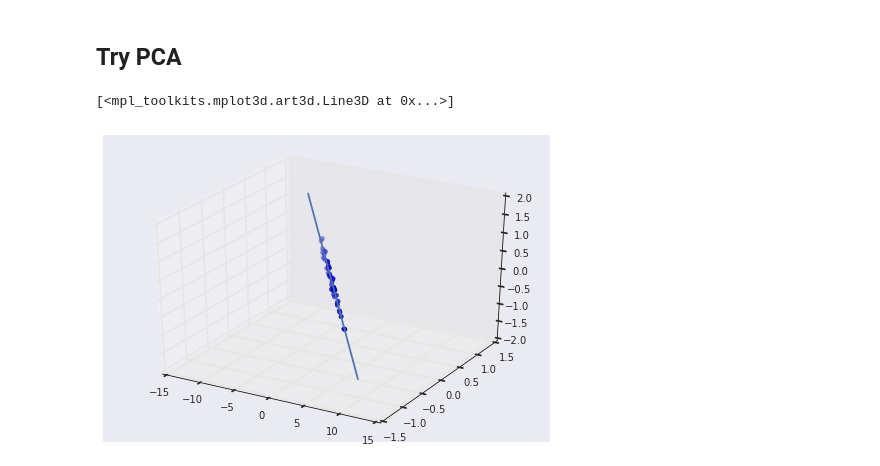
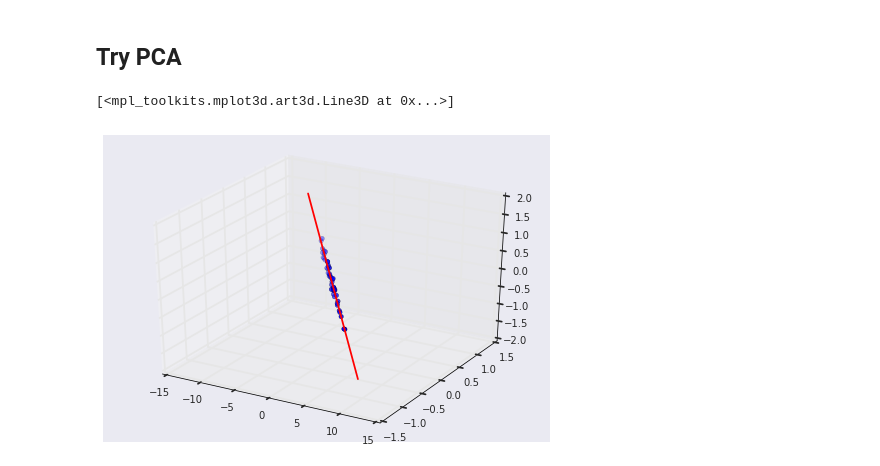
Before and after one commit to rhofour/thunder, a Jupyter notebook: python/thunder/factorization/Factor Analsysis Example.ipynb, the cells around one changed output. Drawn from its saved outputs; the diff is of its cells as text; code cells hidden in the pictures.

```diff
--- a/python/thunder/factorization/Factor Analsysis Example.ipynb
+++ b/python/thunder/factorization/Factor Analsysis Example.ipynb
@@ -42,10 +42,10 @@ pcaModel = PCA(k=1).fit(x)
 # %%
 fig = plt.figure()
 ax = fig.add_subplot(111, projection='3d')
 ax.scatter(localX[:, 0], localX[:, 1], localX[:, 2])
 
 line = linspace(-10, 10)[:, newaxis] * pcaModel.comps
-ax.plot(line[:,0], line[:,1], line[:,2])
+ax.plot(line[:,0], line[:,1], line[:,2], 'r')
 # %% [output]
 [<mpl_toolkits.mplot3d.art3d.Line3D at 0x...>]
-[figure, old version]
+[figure, new version]
```
Also changed, not shown: 1 other file.
